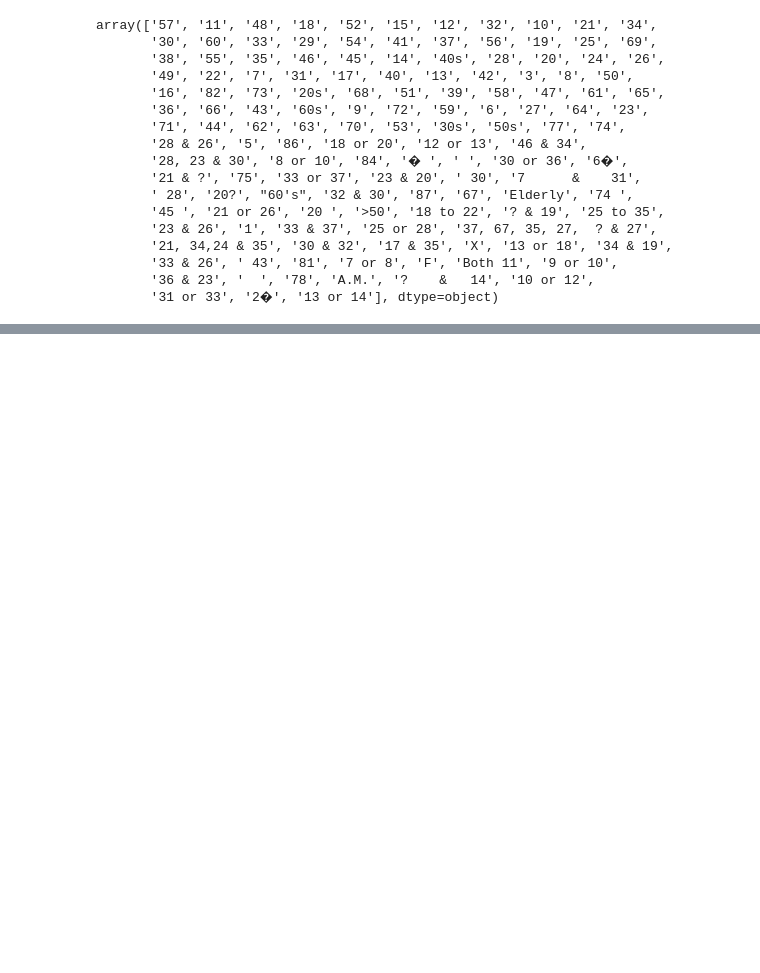
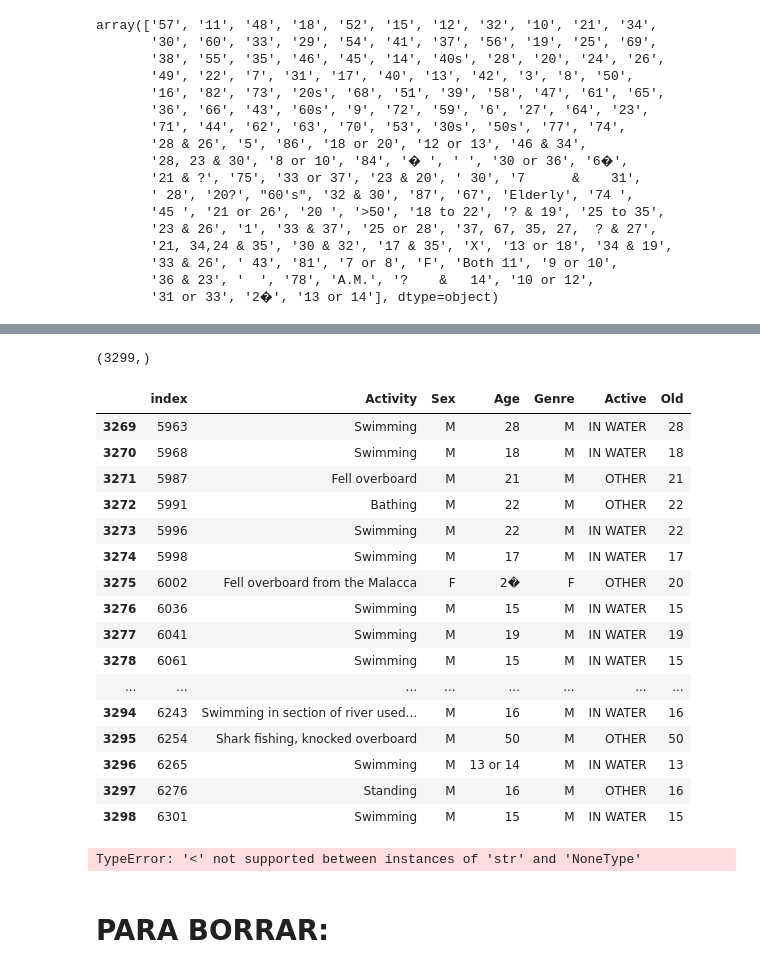
Before and after one commit to jmena23/Data-Cleaning-Pandas, a Jupyter notebook: Proyecto1_Pandas_Data_Cleaning.ipynb, the cells around one changed output, grey strips where cells are left out. Cells and saved outputs as stored; diff of their text form; code cells hidden in the pictures; blank space fills up the shorter version.

```diff
--- a/Proyecto1_Pandas_Data_Cleaning.ipynb
+++ b/Proyecto1_Pandas_Data_Cleaning.ipynb
@@ -453,0 +446,14 @@ Name: Old, Length: 128, dtype: int64
+# %%
+def or_to(x):
+    if "or" in str(x):
+        a = int(x.split(" or ")[0])
+        b = int(x.split(" or ")[-1])
+        return str((a+b)//2)
+    elif "to" in str(x):
+        a = int(x.split(" to ")[0])
+        b = int(x.split(" to ")[-1])
+        return str((a+b)//2)
+    else:
+        return x
+# %%
+df_clean["Old"] = df_clean.Old.apply(lambda x: or_to(x))
@@ -453,0 +480,17 @@ Name: Old, Length: 128, dtype: int64
+# %%
+def and_esp_str(x):
+    pattern = r"\d+"
+    res = re.findall(pattern,x)
+    if res:
+        if len(res)>1:
+            suma = 0
+            for j in res:
+                j = int(j)
+                suma += j
+            return str(suma//len(res))
+        elif len(res) == 1:
+            return res[0]
+    else:
+        return None
+# %%
+df_clean["Old"] = df_clean.Old.apply(lambda x: and_esp_str(x))
@@ -453,0 +508,34 @@ Name: Old, Length: 128, dtype: int64
+# %%
+df_clean.Old.shape
+# %% [output]
+(3299,)
+# %%
+df_clean.tail(30)
+# %% [output]
+|  | index | Activity | Sex | Age | Genre | Active | Old |
+| 3269 | 5963 | Swimming | M | 28 | M | IN WATER | 28 |
+| 3270 | 5968 | Swimming | M | 18 | M | IN WATER | 18 |
+| 3271 | 5987 | Fell overboard | M | 21 | M | OTHER | 21 |
+| 3272 | 5991 | Bathing | M | 22 | M | OTHER | 22 |
+| 3273 | 5996 | Swimming | M | 22 | M | IN WATER | 22 |
+| 3274 | 5998 | Swimming | M | 17 | M | IN WATER | 17 |
+| 3275 | 6002 | Fell overboard from the Malacca | F | 2� | F | OTHER | 20 |
+| 3276 | 6036 | Swimming | M | 15 | M | IN WATER | 15 |
+| 3277 | 6041 | Swimming | M | 19 | M | IN WATER | 19 |
+| 3278 | 6061 | Swimming | M | 15 | M | IN WATER | 15 |
+| ... | ... | ... | ... | ... | ... | ... | ... |
+| 3294 | 6243 | Swimming in section of river used... | M | 16 | M | IN WATER | 16 |
+| 3295 | 6254 | Shark fishing, knocked overboard | M | 50 | M | OTHER | 50 |
+| 3296 | 6265 | Swimming | M | 13 or 14 | M | IN WATER | 13 |
+| 3297 | 6276 | Standing | M | 16 | M | OTHER | 16 |
+| 3298 | 6301 | Swimming | M | 15 | M | IN WATER | 15 |
+# %%
+bins = [0, 19, 39, 59, 79, 99]
+labels = [10, 30, 50, 70, 90]
+#["JOVEN", "ADULTO", "MEDIANA EDAD", "AVANZADA EDAD", "ANCIANO"]
+
+df_clean["decada"] = pd.cut(df_clean.Old, bins = bins, labels = labels)
+# %% [output]
+TypeError: '<' not supported between instances of 'str' and 'NoneType'
+# %% [markdown]
+# PARA BORRAR:
```
Also changed, not shown: parts of 9 cells of this notebook.
